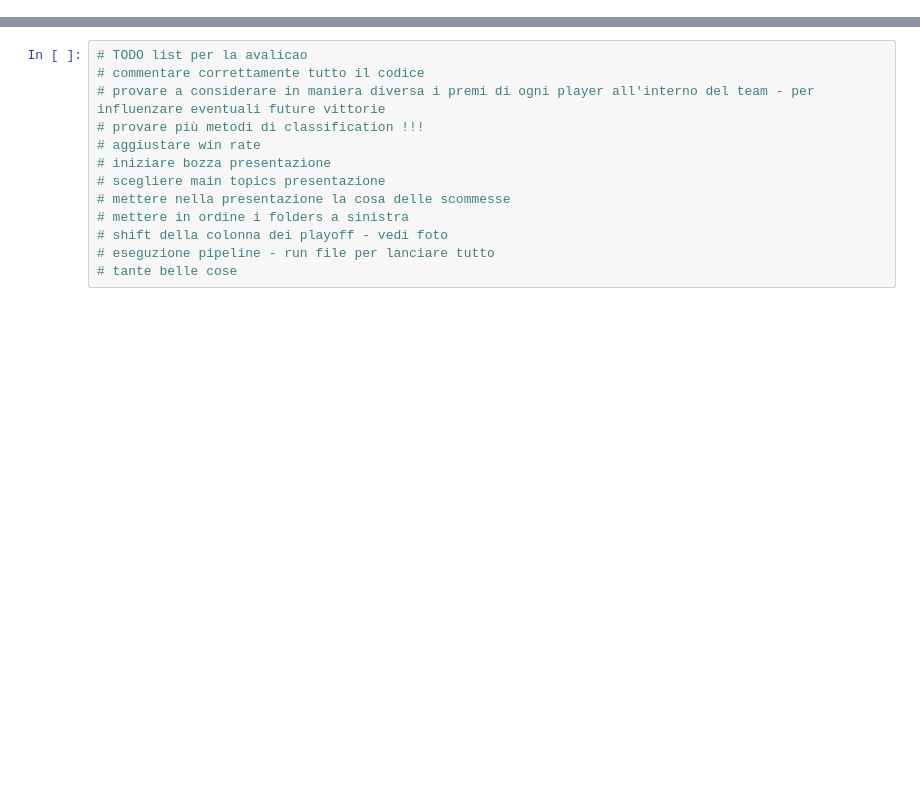
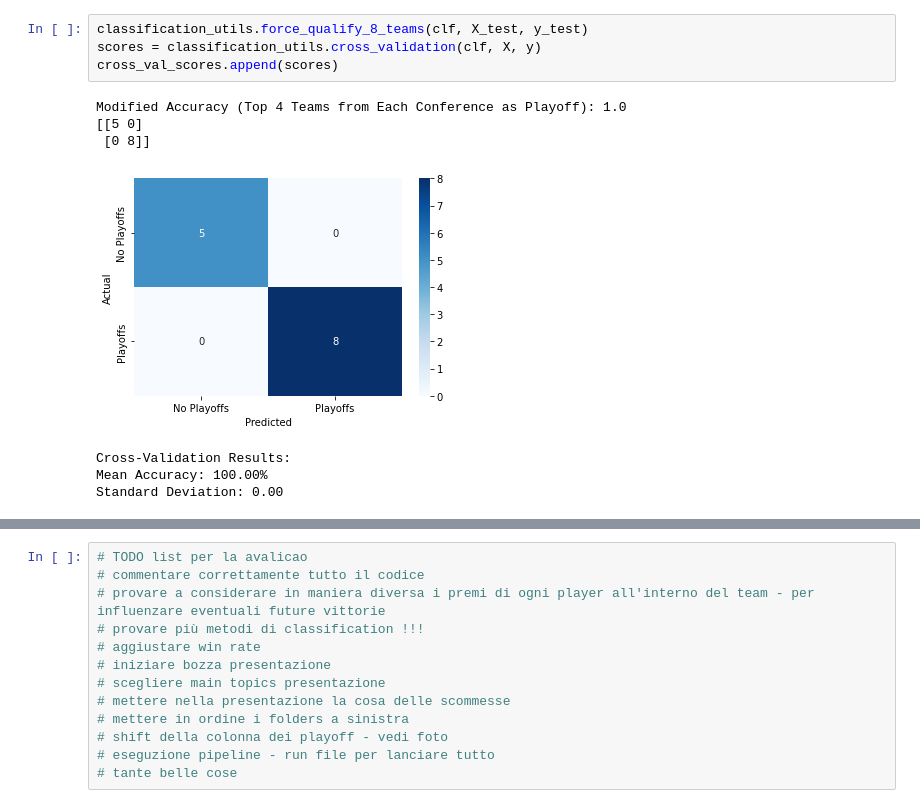
Before and after one commit to LukeDP/ML_G47, a Jupyter notebook: Code/4.Classification/classification.ipynb, the cells around one changed output, grey strips where cells are left out. Saved outputs shown, nothing was run; the diff lists cells and outputs as text; blank space fills up the shorter version.

```diff
--- a/Code/4.Classification/classification.ipynb
+++ b/Code/4.Classification/classification.ipynb
@@ -100,0 +54,12 @@ See the caveats in the documentation: https://pandas.pydata.org/pandas-docs/stab
+# %%
+classification_utils.force_qualify_8_teams(clf, X_test, y_test)
+scores = classification_utils.cross_validation(clf, X, y)
+cross_val_scores.append(scores)
+# %% [output]
+Modified Accuracy (Top 4 Teams from Each Conference as Playoff): 1.0
+[[5 0]
+ [0 8]]
+[figure, added]
+Cross-Validation Results:
+Mean Accuracy: 100.00%
+Standard Deviation: 0.00
```
Also changed, not shown: parts of 37 cells of this notebook, 4 other files.
